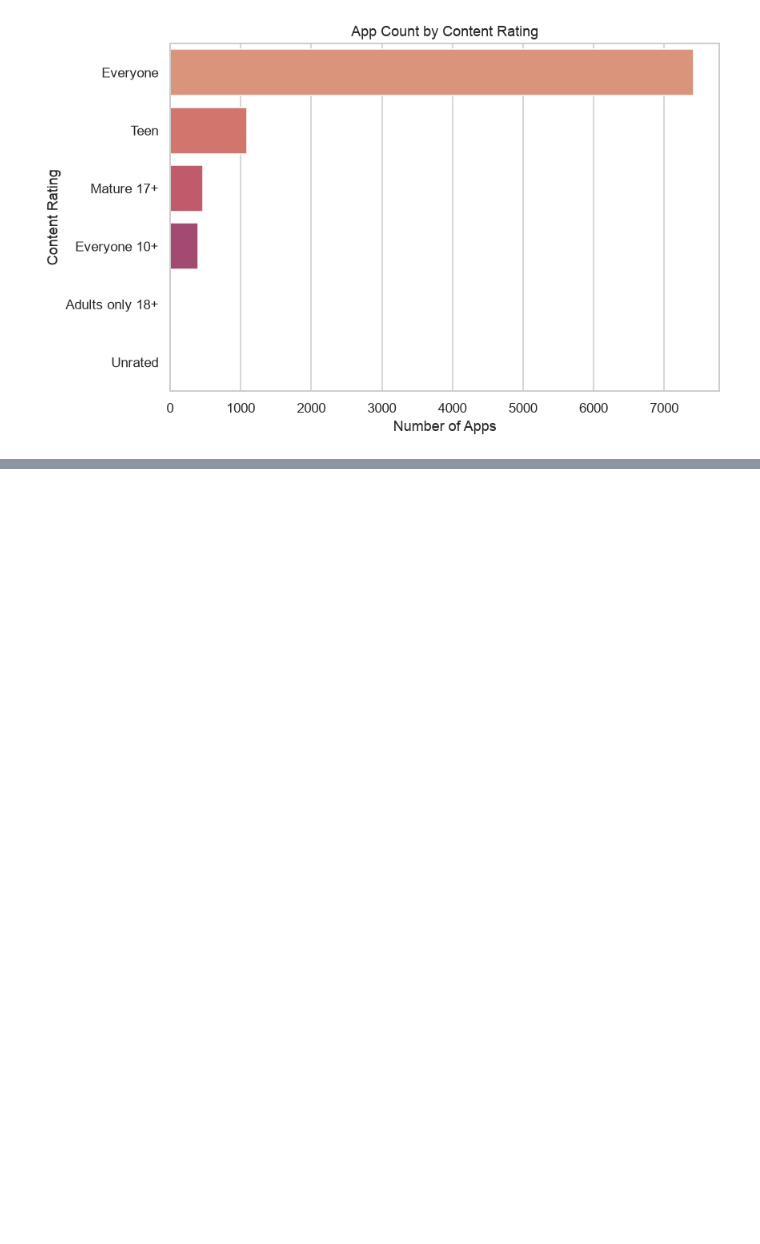
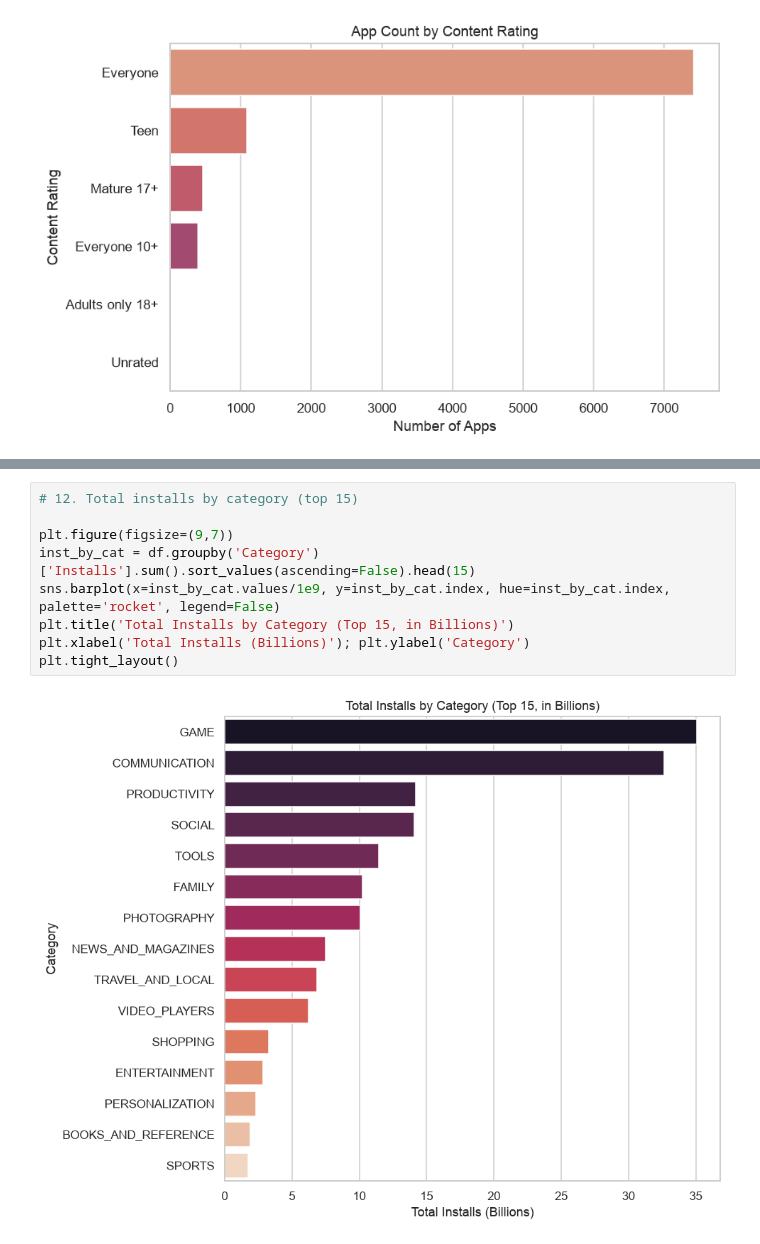
Before and after one commit to dilliram-code/mbust, a Jupyter notebook: Python Final Project/python_final_project.ipynb, the cells around one changed output, grey strips where cells are left out. Saved outputs shown, nothing was run; the diff lists cells and outputs as text; blank space fills up the shorter version.

```diff
--- a/Python Final Project/python_final_project.ipynb
+++ b/Python Final Project/python_final_project.ipynb
@@ -263,0 +276,11 @@ plt.show()
+# %%
+# 12. Total installs by category (top 15)
+
+plt.figure(figsize=(9,7))
+inst_by_cat = df.groupby('Category')['Installs'].sum().sort_values(ascending=False).head(15)
+sns.barplot(x=inst_by_cat.values/1e9, y=inst_by_cat.index, hue=inst_by_cat.index, palette='rocket', legend=False)
+plt.title('Total Installs by Category (Top 15, in Billions)')
+plt.xlabel('Total Installs (Billions)'); plt.ylabel('Category')
+plt.tight_layout()
+# %% [output]
+[figure, added]
```
Also changed, not shown: parts of 9 cells of this notebook.
